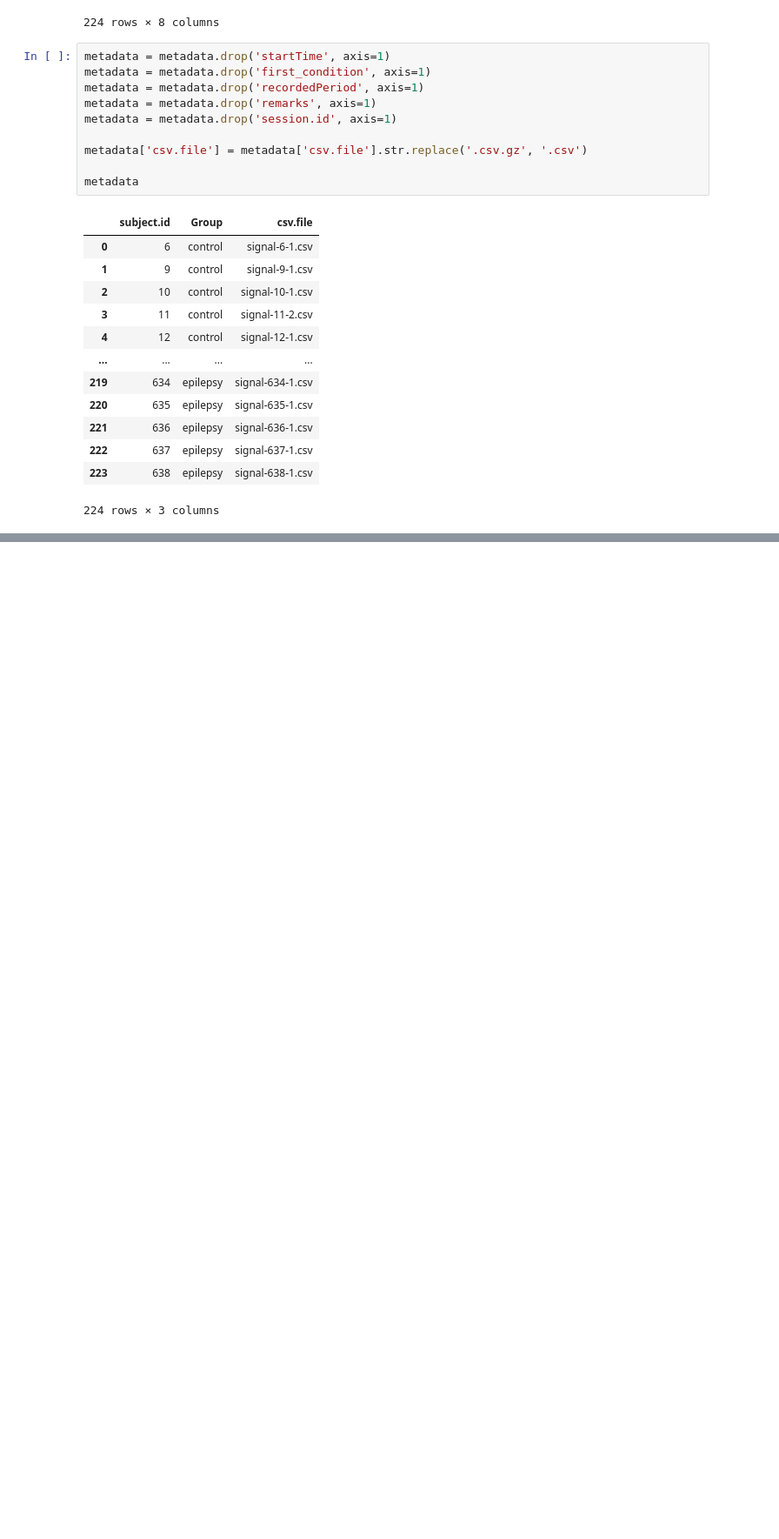
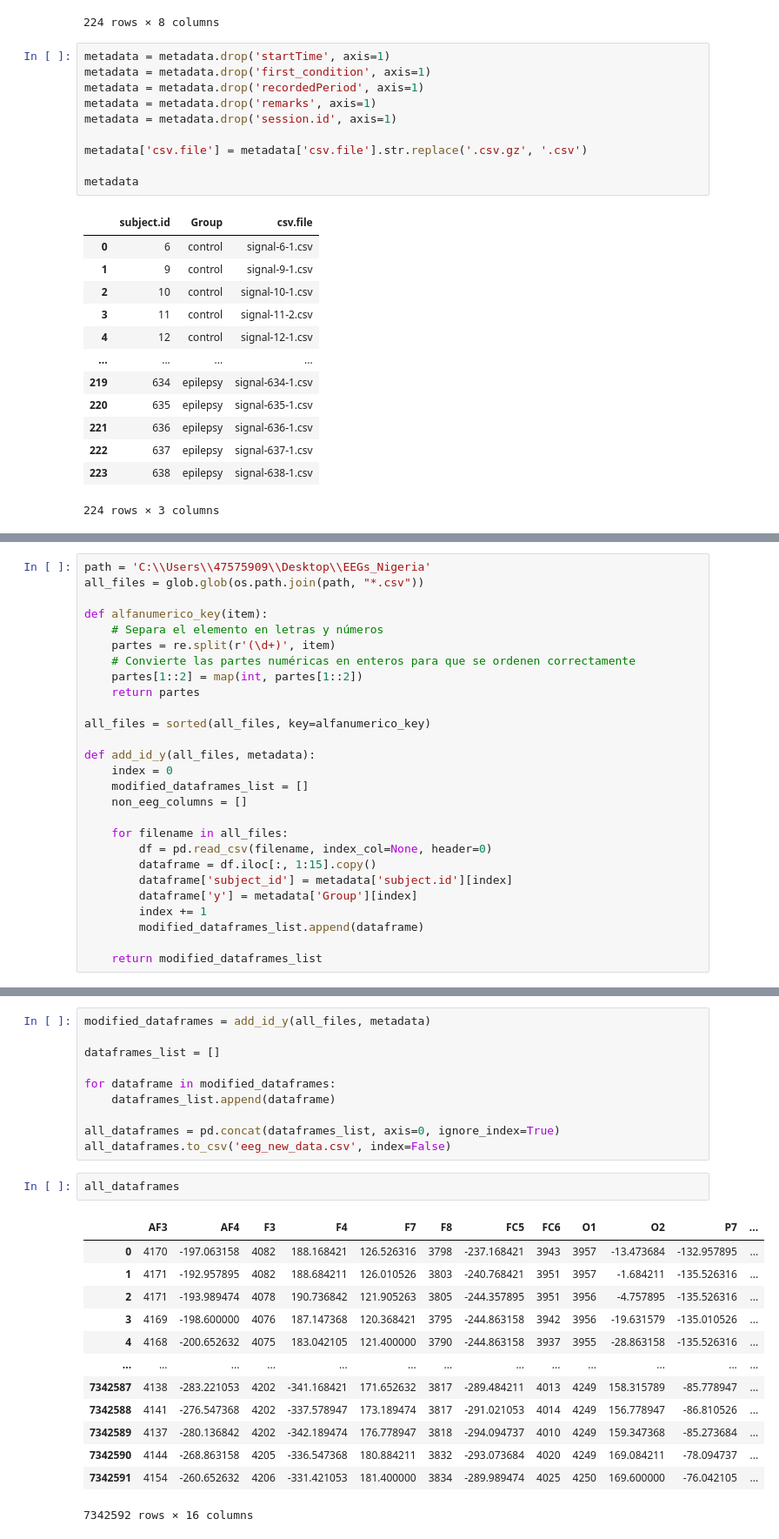
Before and after one commit to Agusschajris/Proyecto-4to-SinapsIA, a Jupyter notebook: IA/Agus/New data.ipynb, the cells around one changed output, grey strips where cells are left out. Shown at 87% size. Saved outputs shown, nothing was run; the diff lists cells and outputs as text; blank space fills up the shorter version.

```diff
--- a/IA/Agus/New data.ipynb
+++ b/IA/Agus/New data.ipynb
@@ -163,0 +141,27 @@ dataset
+# %%
+path = 'C:\\Users\\47575909\\Desktop\\EEGs_Nigeria'
+all_files = glob.glob(os.path.join(path, "*.csv"))
+
+def alfanumerico_key(item):
+    # Separa el elemento en letras y números
+    partes = re.split(r'(\d+)', item)
+    # Convierte las partes numéricas en enteros para que se ordenen correctamente
+    partes[1::2] = map(int, partes[1::2])
+    return partes
+
+all_files = sorted(all_files, key=alfanumerico_key)
+
+def add_id_y(all_files, metadata):
+    index = 0
+    modified_dataframes_list = []
+    non_eeg_columns = []
+
+    for filename in all_files:
+        df = pd.read_csv(filename, index_col=None, header=0)
+        dataframe = df.iloc[:, 1:15].copy()
+        dataframe['subject_id'] = metadata['subject.id'][index]
+        dataframe['y'] = metadata['Group'][index]
+        index += 1
+        modified_dataframes_list.append(dataframe)
+
+    return modified_dataframes_list
@@ -163,0 +188,26 @@ dataset
+# %%
+modified_dataframes = add_id_y(all_files, metadata)
+
+dataframes_list = []
+
+for dataframe in modified_dataframes:
+    dataframes_list.append(dataframe)
+
+all_dataframes = pd.concat(dataframes_list, axis=0, ignore_index=True)
+all_dataframes.to_csv('eeg_new_data.csv', index=False)
+# %%
+all_dataframes
+# %% [output]
+|  | AF3 | AF4 | F3 | F4 | F7 | F8 | FC5 | FC6 | O1 | O2 | P7 | ... |
+| 0 | 4170 | -197.063158 | 4082 | 188.168421 | 126.526316 | 3798 | -237.168421 | 3943 | 3957 | -13.473684 | -132.957895 | ... |
+| 1 | 4171 | -192.957895 | 4082 | 188.684211 | 126.010526 | 3803 | -240.768421 | 3951 | 3957 | -1.684211 | -135.526316 | ... |
+| 2 | 4171 | -193.989474 | 4078 | 190.736842 | 121.905263 | 3805 | -244.357895 | 3951 | 3956 | -4.757895 | -135.526316 | ... |
+| 3 | 4169 | -198.600000 | 4076 | 187.147368 | 120.368421 | 3795 | -244.863158 | 3942 | 3956 | -19.631579 | -135.010526 | ... |
+| 4 | 4168 | -200.652632 | 4075 | 183.042105 | 121.400000 | 3790 | -244.863158 | 3937 | 3955 | -28.863158 | -135.526316 | ... |
+| ... | ... | ... | ... | ... | ... | ... | ... | ... | ... | ... | ... | ... |
+| 7342587 | 4138 | -283.221053 | 4202 | -341.168421 | 171.652632 | 3817 | -289.484211 | 4013 | 4249 | 158.315789 | -85.778947 | ... |
+| 7342588 | 4141 | -276.547368 | 4202 | -337.578947 | 173.189474 | 3817 | -291.021053 | 4014 | 4249 | 156.778947 | -86.810526 | ... |
+| 7342589 | 4137 | -280.136842 | 4202 | -342.189474 | 176.778947 | 3818 | -294.094737 | 4010 | 4249 | 159.347368 | -85.273684 | ... |
+| 7342590 | 4144 | -268.863158 | 4205 | -336.547368 | 180.884211 | 3832 | -293.073684 | 4020 | 4249 | 169.084211 | -78.094737 | ... |
+| 7342591 | 4154 | -260.652632 | 4206 | -331.421053 | 181.400000 | 3834 | -289.989474 | 4025 | 4250 | 169.600000 | -76.042105 | ... |
+7342592 rows × 16 columns
```
Also changed, not shown: parts of 7 cells of this notebook, 1 other file.
